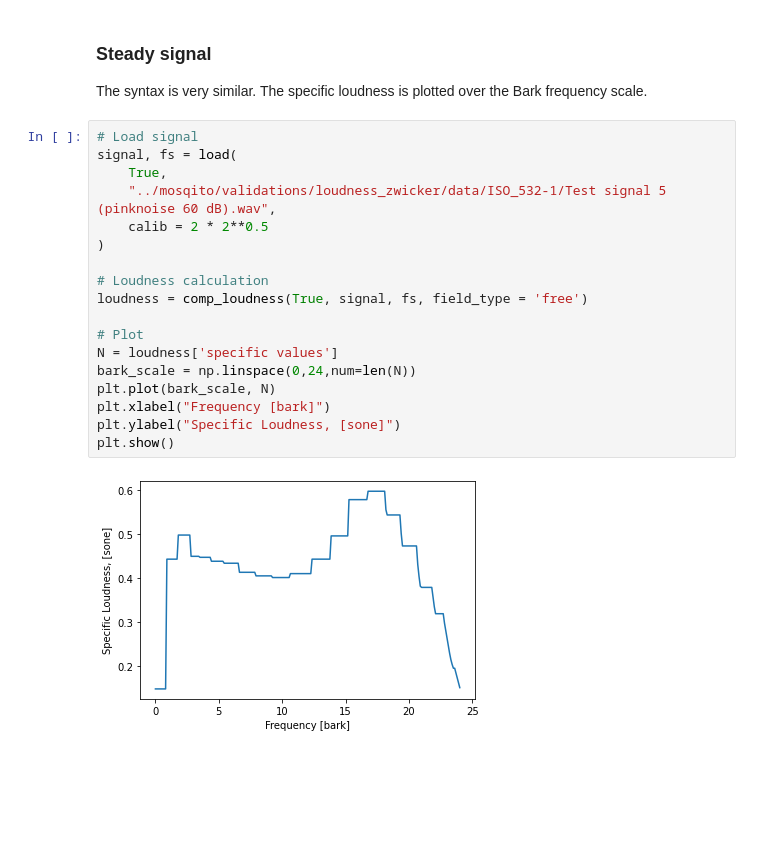
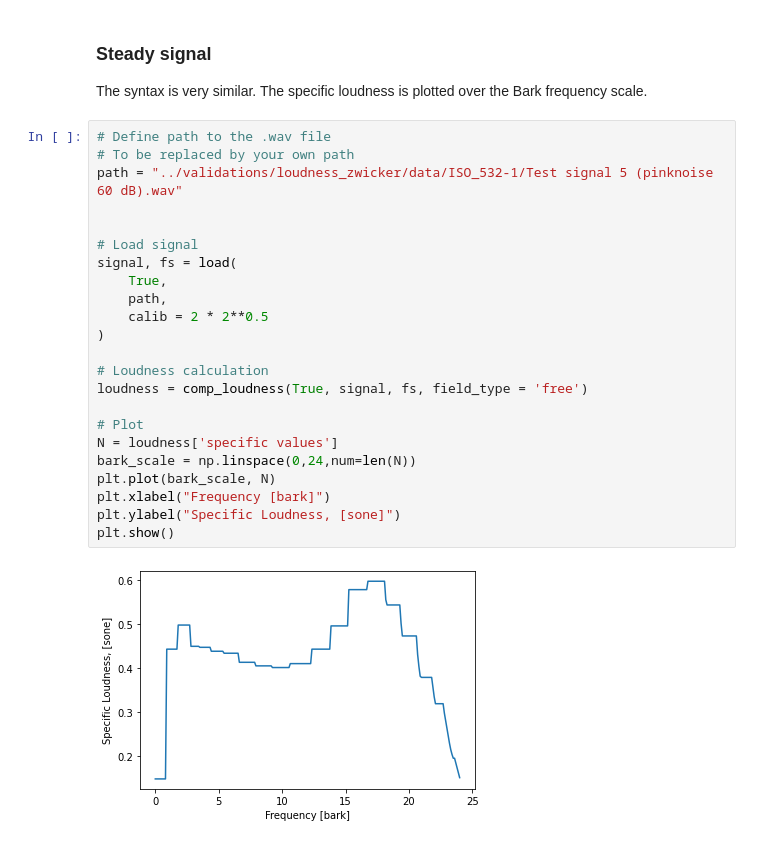
Before and after one commit to Eomys/MoSQITo, a Jupyter notebook: tutorials/tuto_loudness.ipynb, the cells around one changed output. Cells and saved outputs as stored; diff of their text form; blank space fills up the shorter version.

```diff
--- a/tutorials/tuto_loudness.ipynb
+++ b/tutorials/tuto_loudness.ipynb
@@ -135,22 +147,27 @@ plt.show()
 
 The syntax is very similar. The specific loudness is plotted over the Bark frequency scale.
 # %%
+# Define path to the .wav file
+# To be replaced by your own path
+path = "../validations/loudness_zwicker/data/ISO_532-1/Test signal 5 (pinknoise 60 dB).wav"
+
+
 # Load signal
 signal, fs = load(
     True,
-    "../mosqito/validations/loudness_zwicker/data/ISO_532-1/Test signal 5 (pinknoise 60 dB).wav",
+    path,
     calib = 2 * 2**0.5
 )
 
 # Loudness calculation
 loudness = comp_loudness(True, signal, fs, field_type = 'free')
 
 # Plot
 N = loudness['specific values']
 bark_scale = np.linspace(0,24,num=len(N))
 plt.plot(bark_scale, N)
 plt.xlabel("Frequency [bark]")
 plt.ylabel("Specific Loudness, [sone]")
 plt.show()
 # %% [output]
-[figure, old version]
+[figure, new version]
```
Also changed, not shown: parts of 5 cells of this notebook.
